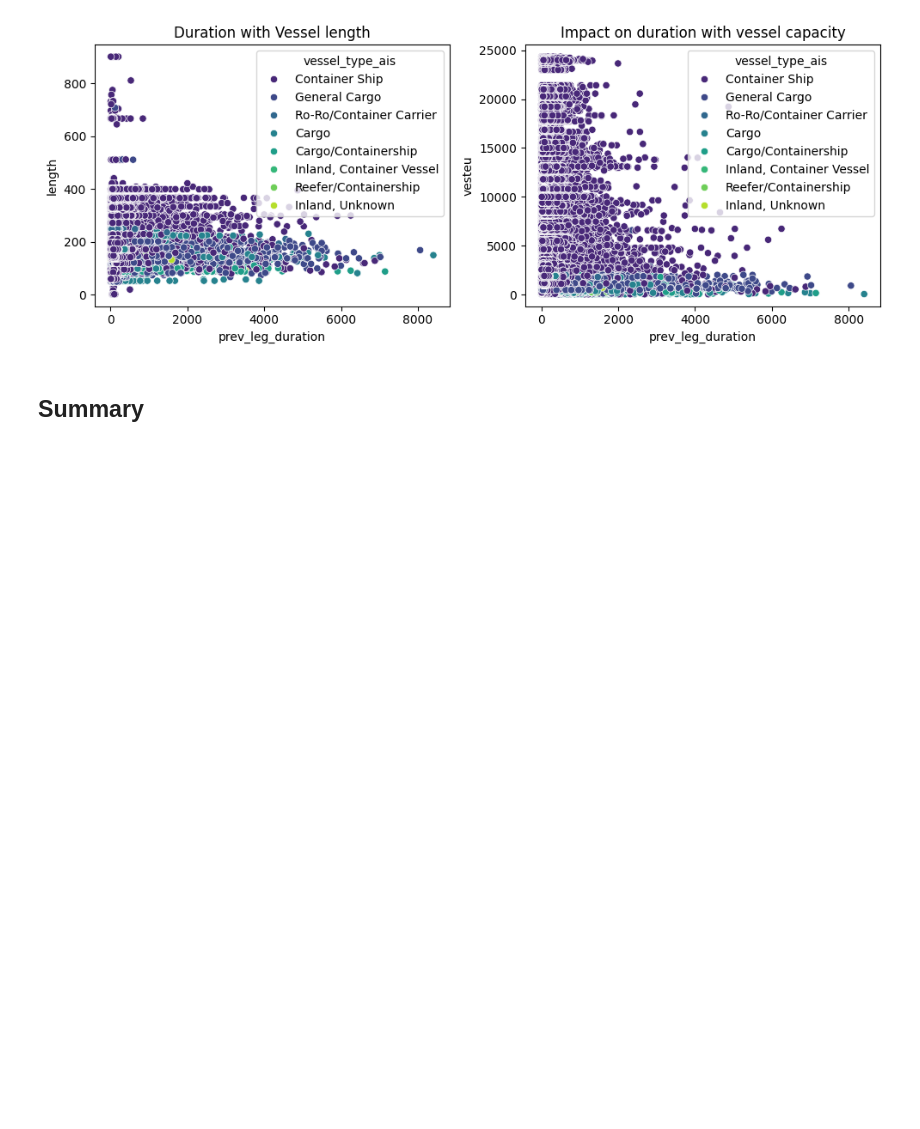
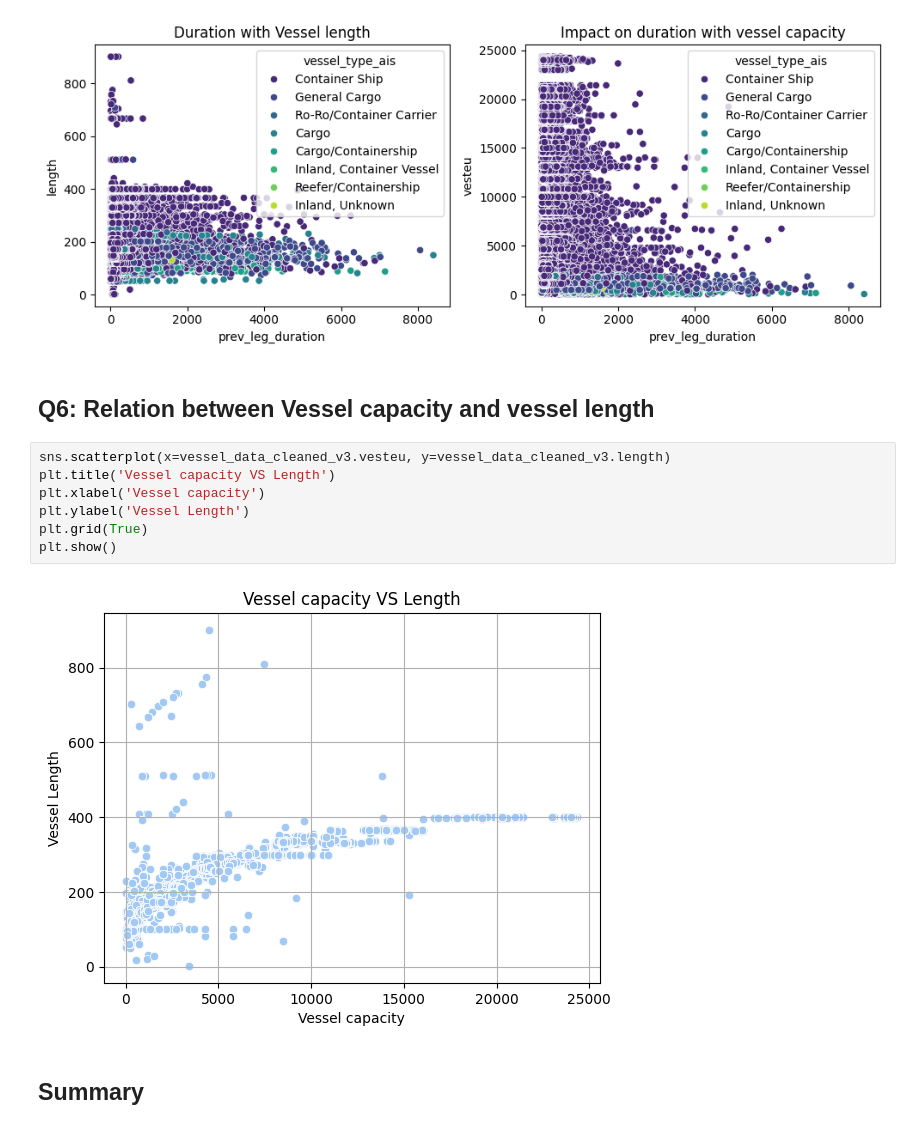
Before and after one commit to hargurjeet/Maersk, a Jupyter notebook: Solution_Notebook.ipynb, the cells around one changed output. Drawn from its saved outputs; the diff is of its cells as text; blank space fills up the shorter version.

```diff
--- a/Solution_Notebook.ipynb
+++ b/Solution_Notebook.ipynb
@@ -511,5 +460,16 @@ plt.tight_layout()
 plt.show()
 # %% [output]
 [figure]
+# %% [markdown]
+## Q6: Relation between Vessel capacity and vessel length
+# %%
+sns.scatterplot(x=vessel_data_cleaned_v3.vesteu, y=vessel_data_cleaned_v3.length)
+plt.title('Vessel capacity VS Length')
+plt.xlabel('Vessel capacity')
+plt.ylabel('Vessel Length')
+plt.grid(True)
+plt.show()
+# %% [output]
+[figure, added]
 # %% [markdown]
 ## Summary
```
Also changed, not shown: parts of 11 cells of this notebook.
